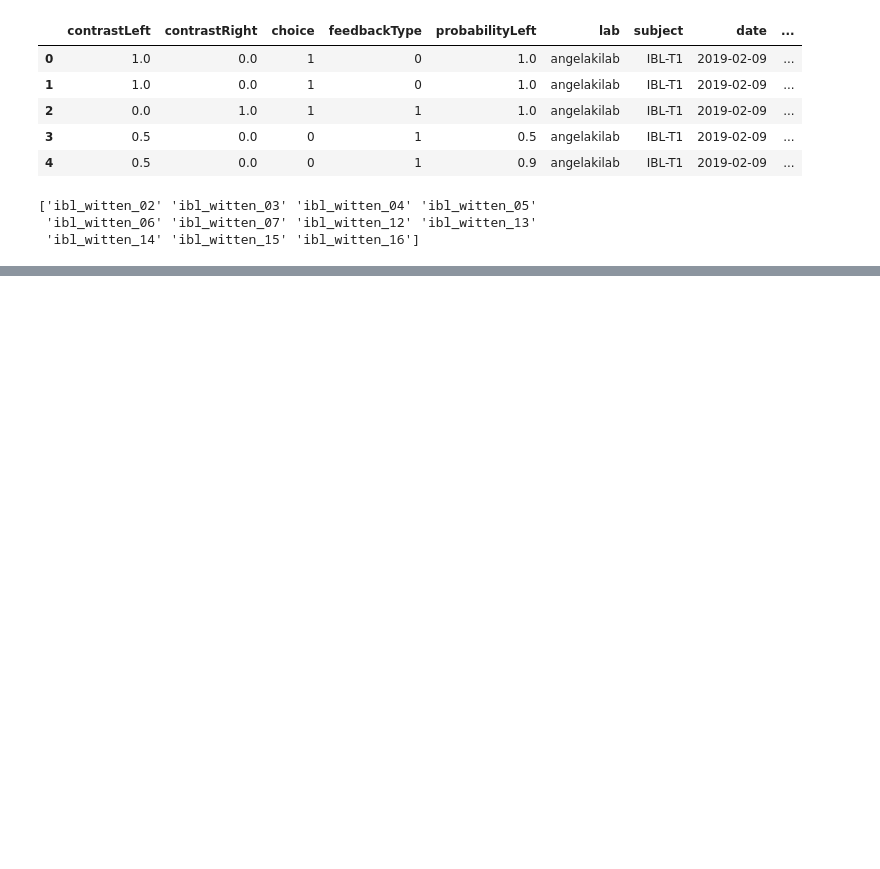
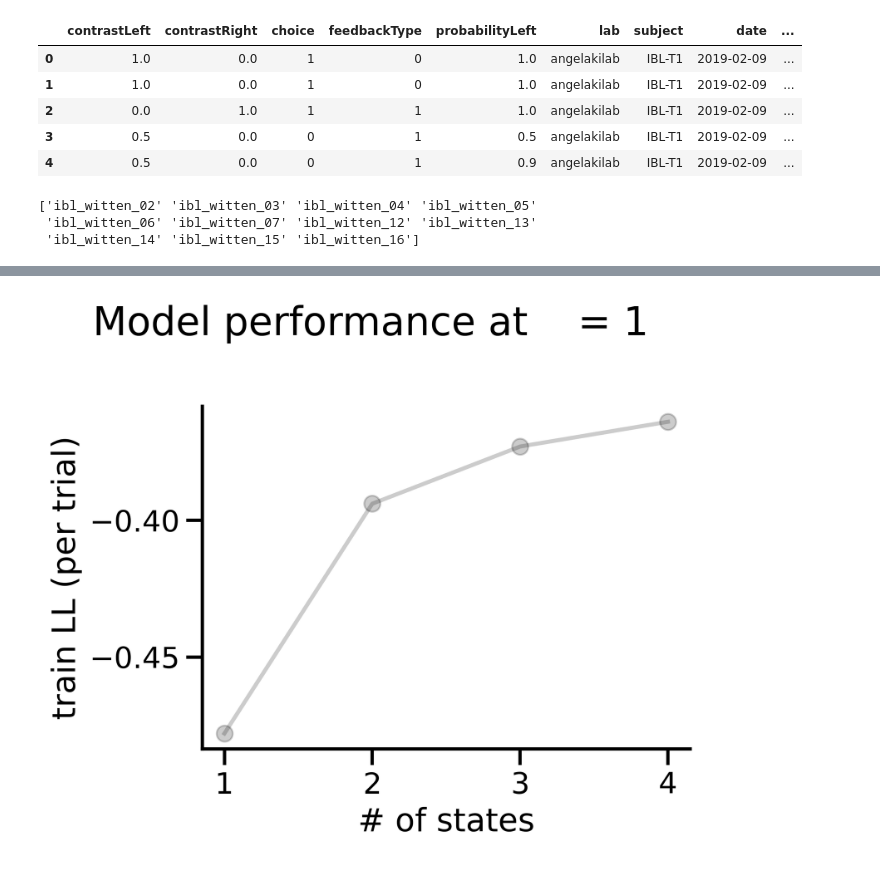
Before and after one commit to lenca56/dynamic_glmhmm, a Jupyter notebook: code/IBL_Fitting_and_Analysis.ipynb, the cells around one changed output, grey strips where cells are left out. Saved outputs shown, nothing was run; the diff lists cells and outputs as text; code cells hidden in the pictures; blank space fills up the shorter version.

```diff
--- a/code/IBL_Fitting_and_Analysis.ipynb
+++ b/code/IBL_Fitting_and_Analysis.ipynb
@@ -237,0 +360,12 @@ for K in [1,2,3]:#,4,5]:
+# %%
+fig, axes = plt.subplots(1, figsize=(5.5,4.5), dpi=400)
+axes.plot([1,2,3,4], ll_vs_K,'-o', color='black',alpha=0.2)
+axes.set_xticks([1,2,3,4])
+# axes.set_yticks([0,0.01,0.02,0.03],[0,0.01,0.02,0.03])
+axes.set_xlabel('# of states')
+axes.set_ylabel('train LL (per trial)')
+axes.spines[['right', 'top']].set_visible(False)
+fig.suptitle('Model performance at    = 1', size=22)
+fig.tight_layout()
+# %% [output]
+[figure, added]
```
Also changed, not shown: parts of 12 cells of this notebook, 5 other files.
